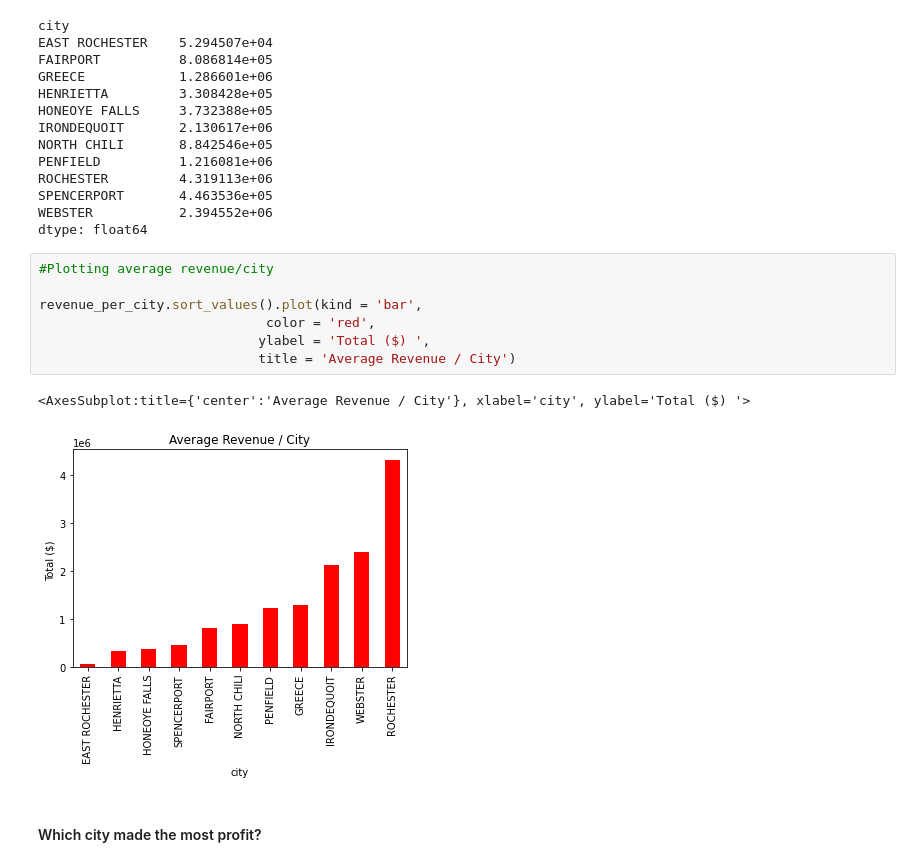
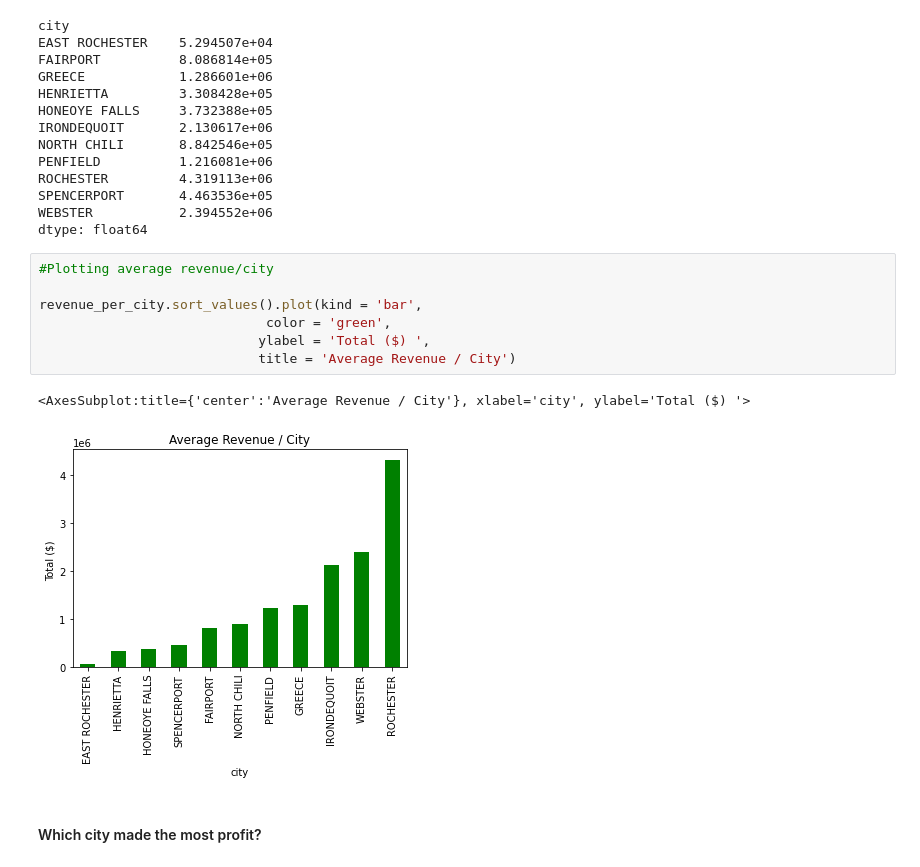
Before and after one commit to jymjam/Business-analytics-competition, a Jupyter notebook: data_cleaning/EDA.ipynb, the cells around one changed output. Cells and saved outputs as stored; diff of their text form.

```diff
--- a/data_cleaning/EDA.ipynb
+++ b/data_cleaning/EDA.ipynb
@@ -306,13 +309,13 @@ dtype: float64
 # %%
 #Plotting average revenue/city
 
 revenue_per_city.sort_values().plot(kind = 'bar',
-                             color = 'red',
+                             color = 'green',
                             ylabel = 'Total ($) ',
                             title = 'Average Revenue / City')
 # %% [output]
 <AxesSubplot:title={'center':'Average Revenue / City'}, xlabel='city', ylabel='Total ($) '>
-[figure, old version]
+[figure, new version]
 # %% [markdown]
 #### Which city made the most profit?
 # %%
```
Also changed, not shown: parts of 16 cells of this notebook.
